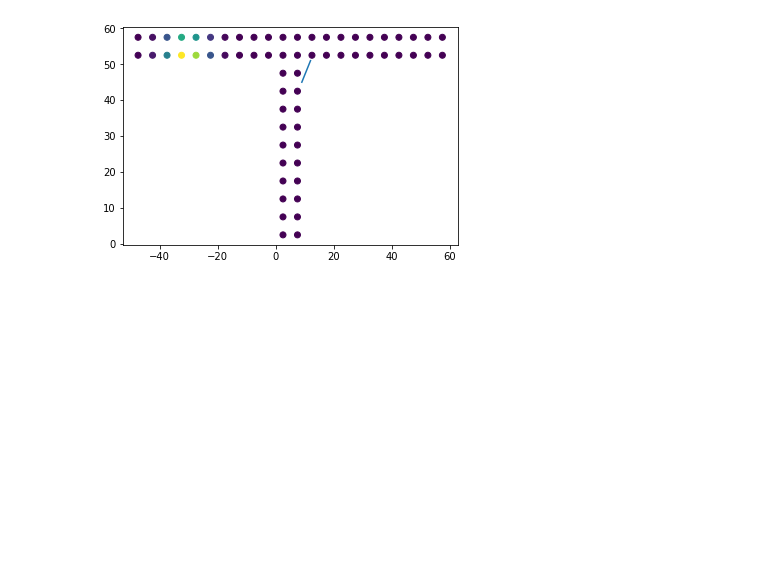
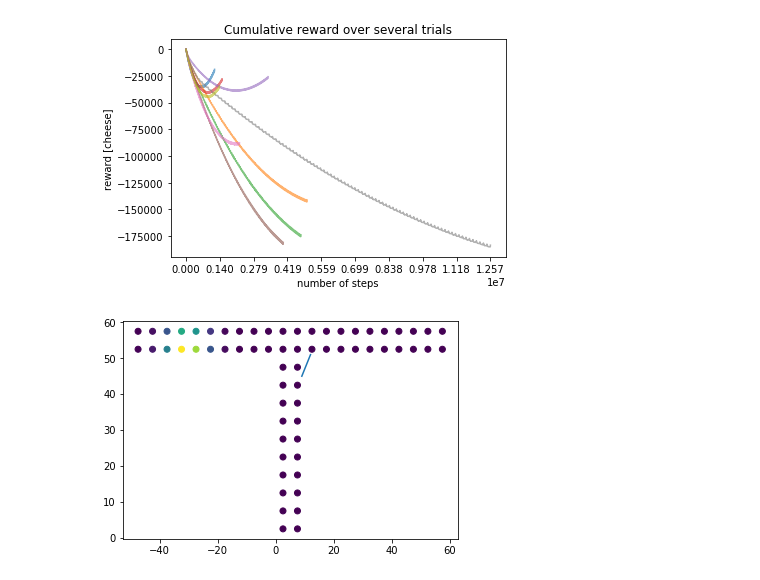
Before and after one commit to imLew/MHBF-project, a Jupyter notebook: main.ipynb, the cells around one changed output. Drawn from its saved outputs; the diff is of its cells as text; code cells hidden in the pictures; blank space fills up the shorter version.

```diff
--- a/main.ipynb
+++ b/main.ipynb
@@ -387,3 +374,7 @@ plt.show()
+# %%
+plot_cumulative_rewards(cumulativeRewards,aborts)
+# %% [output]
+[figure, added]
 # %%
 x, y = line_eq([9, 45], [12, 51])
 
```
Also changed, not shown: parts of 12 cells of this notebook.
